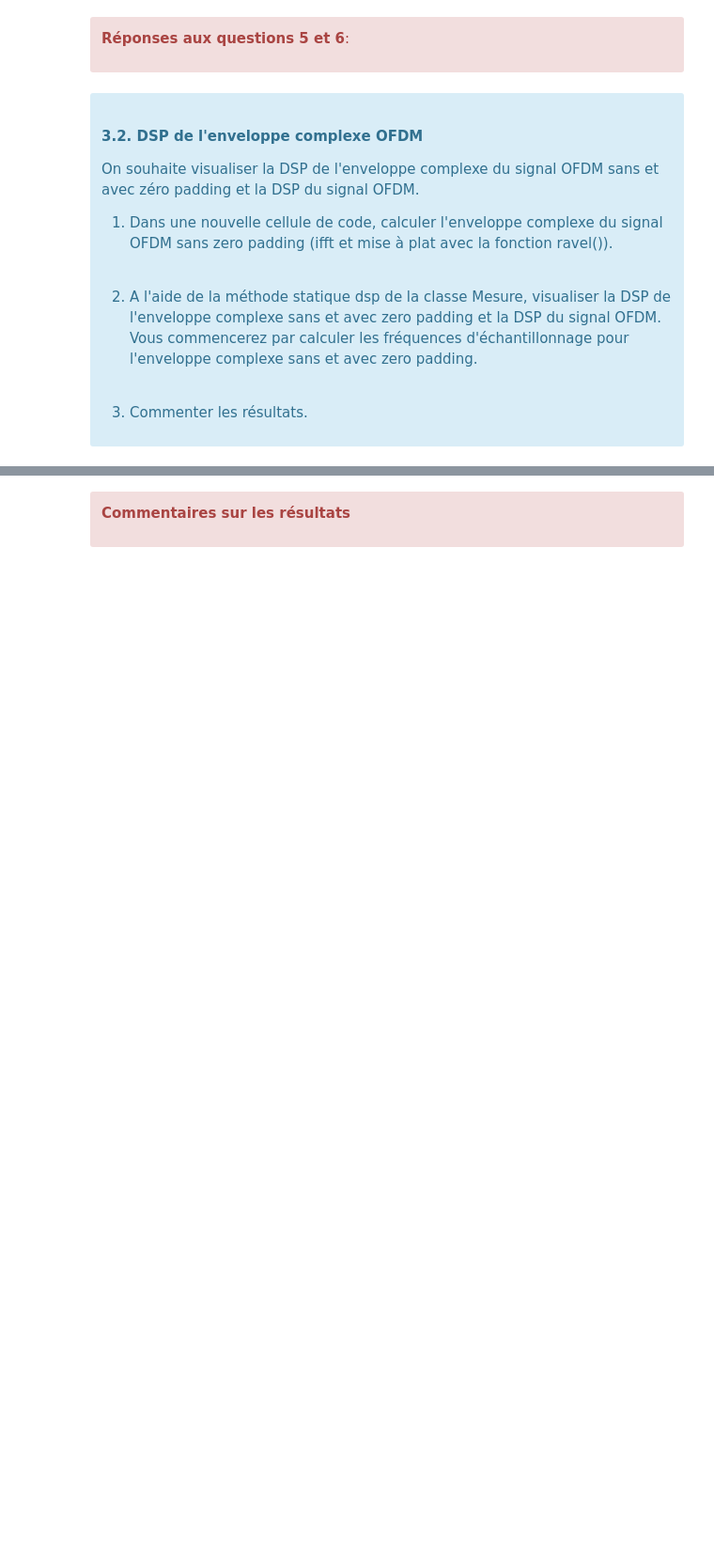
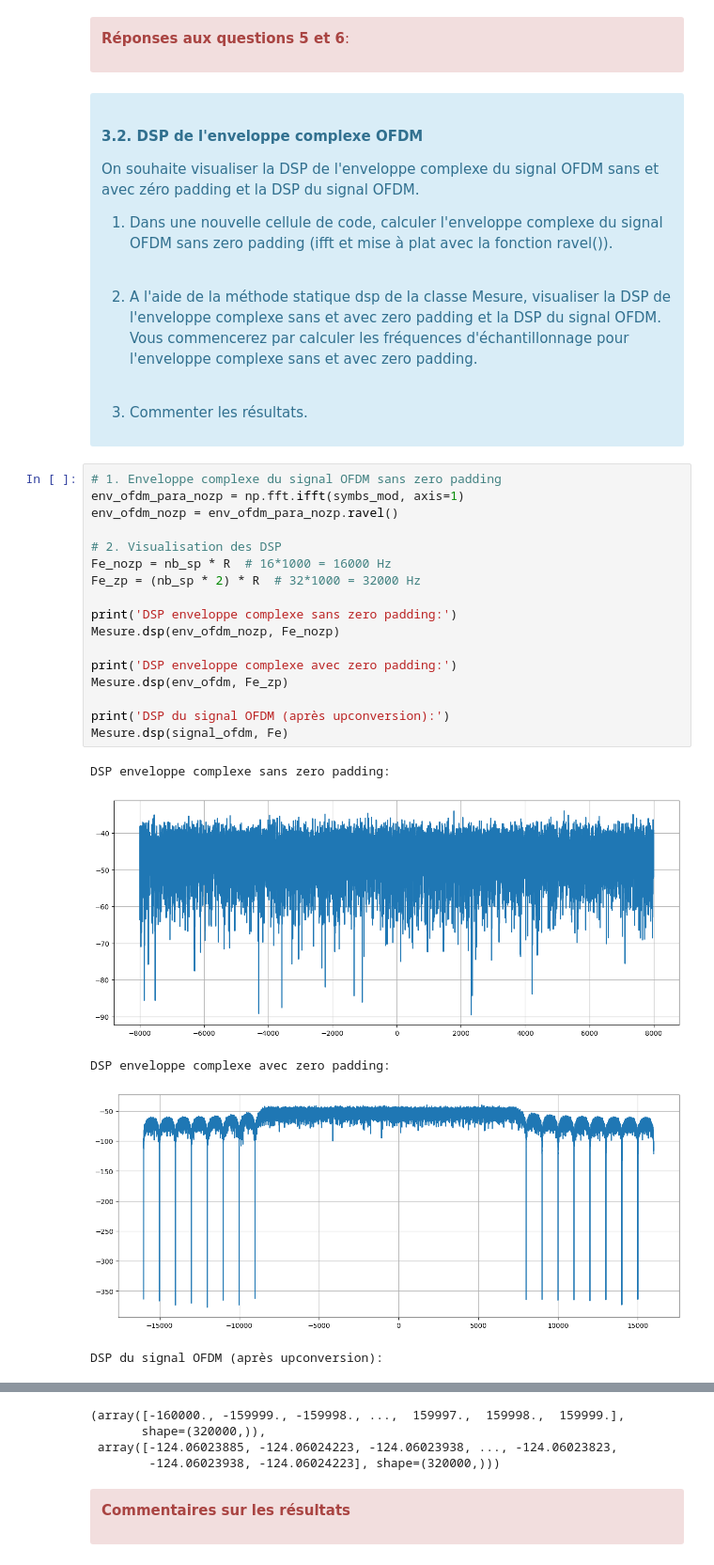
Before and after one commit to NergYR/RT4R02, a Jupyter notebook: TP3/TP 3 OFDM IFFT sujet.ipynb, the cells around one changed output, grey strips where cells are left out. Shown at 94% size. Saved outputs shown, nothing was run; the diff lists cells and outputs as text; blank space fills up the shorter version.

```diff
--- a/TP3/TP 3 OFDM IFFT sujet.ipynb
+++ b/TP3/TP 3 OFDM IFFT sujet.ipynb
@@ -162,3 +221,26 @@ On souhaite visualiser la DSP de l'enveloppe complexe du signal OFDM sans et ave
 3. Commenter les résultats.
 
 </div>
+# %%
+# 1. Enveloppe complexe du signal OFDM sans zero padding
+env_ofdm_para_nozp = np.fft.ifft(symbs_mod, axis=1)
+env_ofdm_nozp = env_ofdm_para_nozp.ravel()
+
+# 2. Visualisation des DSP
+Fe_nozp = nb_sp * R  # 16*1000 = 16000 Hz
+Fe_zp = (nb_sp * 2) * R  # 32*1000 = 32000 Hz
+
+print('DSP enveloppe complexe sans zero padding:')
+Mesure.dsp(env_ofdm_nozp, Fe_nozp)
+
+print('DSP enveloppe complexe avec zero padding:')
+Mesure.dsp(env_ofdm, Fe_zp)
+
+print('DSP du signal OFDM (après upconversion):')
+Mesure.dsp(signal_ofdm, Fe)
+# %% [output]
+DSP enveloppe complexe sans zero padding:
+[figure, added]
+DSP enveloppe complexe avec zero padding:
+[figure, added]
+DSP du signal OFDM (après upconversion):
@@ -165,3 +248,7 @@ On souhaite visualiser la DSP de l'enveloppe complexe du signal OFDM sans et ave
+(array([-160000., -159999., -159998., ...,  159997.,  159998.,  159999.],
+       shape=(320000,)),
+ array([-124.06023885, -124.06024223, -124.06023938, ..., -124.06023823,
+        -124.06023938, -124.06024223], shape=(320000,)))
 # %% [markdown]
 <div class="alert alert-block alert-danger travail">
 
```
Also changed, not shown: parts of 10 cells of this notebook.
